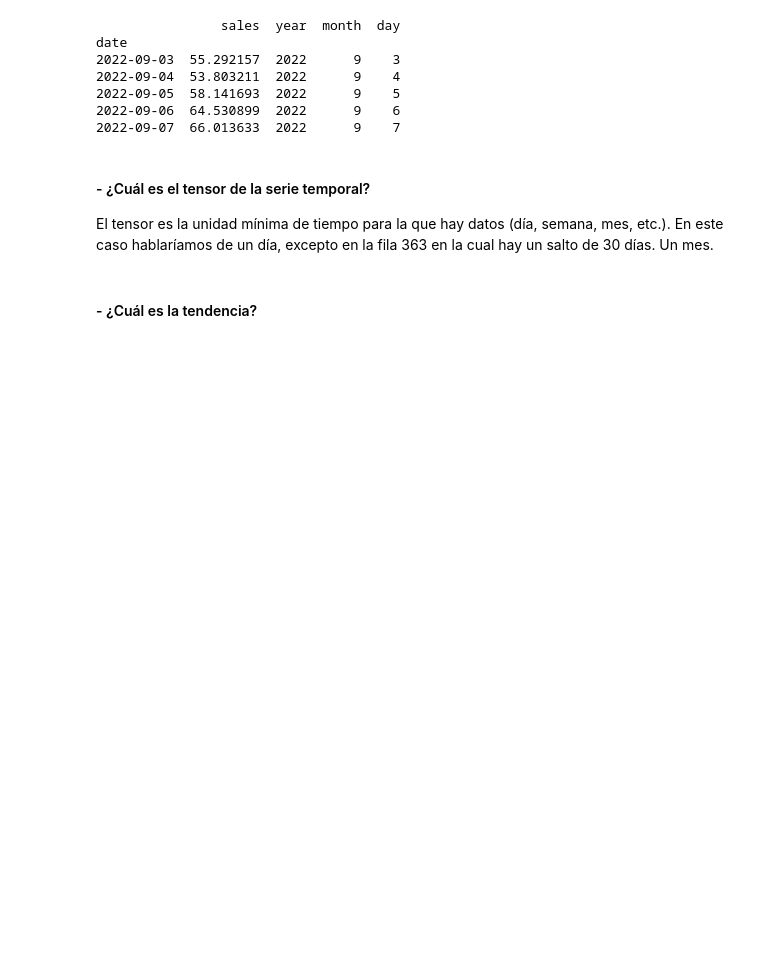
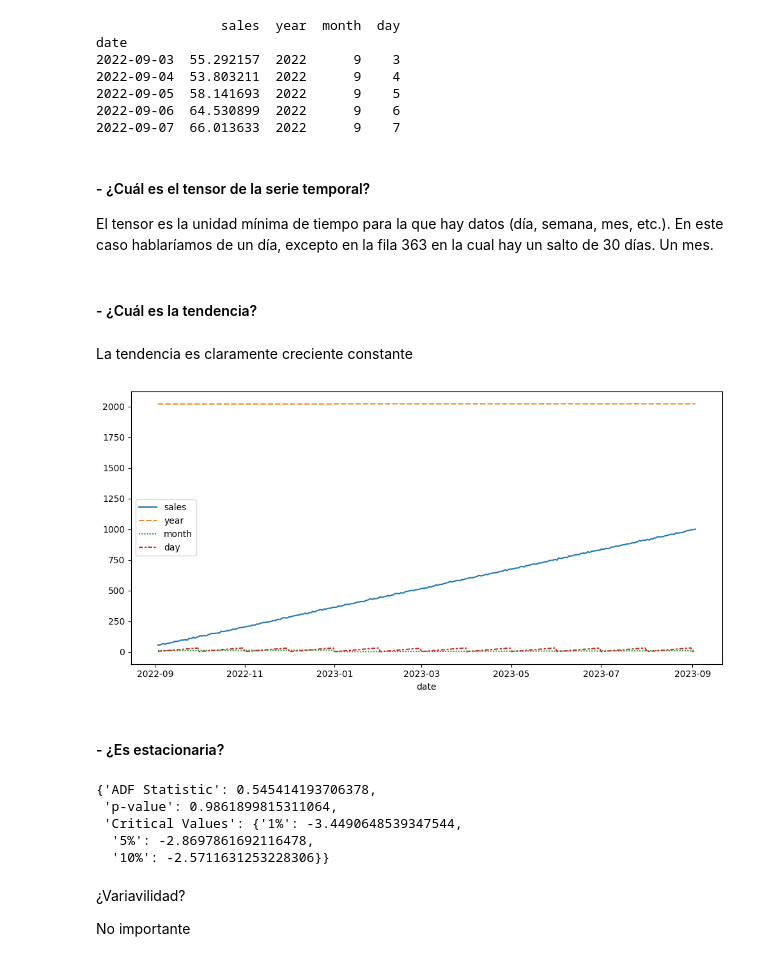
Before and after one commit to 4GeeksAcademy/Proyecto-de-Serie-Temporal-Alternativa, a Jupyter notebook: src/explore.ipynb, the cells around one changed output. Drawn from its saved outputs; the diff is of its cells as text; code cells hidden in the pictures; blank space fills up the shorter version.

```diff
--- a/src/explore.ipynb
+++ b/src/explore.ipynb
@@ -94,0 +88,37 @@ plt.plot(total_data.index, total_data['sales'])
+# %% [markdown]
+La tendencia es claramente creciente constante
+# %%
+fig, axis = plt.subplots(figsize = (10, 5))
+
+sns.lineplot(data = total_data)
+
+plt.tight_layout()
+
+plt.show()
+# %% [output]
+[figure, added]
+# %% [markdown]
+#### - ¿Es estacionaria?
+# %%
+#from statsmodels.tsa.stattools import adfuller
+
+# Prueba de Dickey-Fuller aumentada (ADF)
+adf_result = adfuller(total_data['sales'])
+
+# Extraer los resultados clave
+adf_statistic = adf_result[0]
+p_value = adf_result[1]
+critical_values = adf_result[4]
+
+# Mostrar resultados
+{
+    "ADF Statistic": adf_statistic,
+    "p-value": p_value,
+    "Critical Values": critical_values
+}
+# %% [output]
+{'ADF Statistic': 0.545414193706378,
+ 'p-value': 0.9861899815311064,
+ 'Critical Values': {'1%': -3.4490648539347544,
+  '5%': -2.8697861692116478,
+  '10%': -2.5711631253228306}}
@@ -94,0 +129,4 @@ plt.plot(total_data.index, total_data['sales'])
+# %% [markdown]
+¿Variavilidad?
+
+No importante
```
Also changed, not shown: parts of 3 cells of this notebook.
